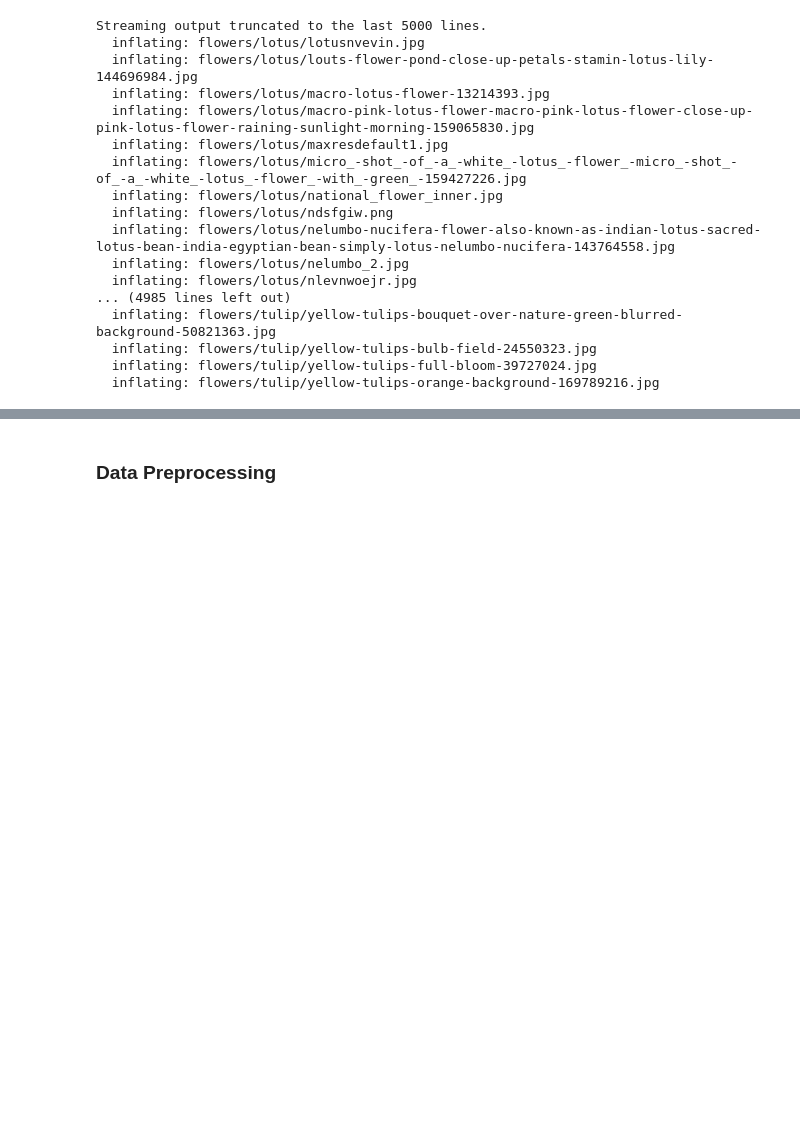
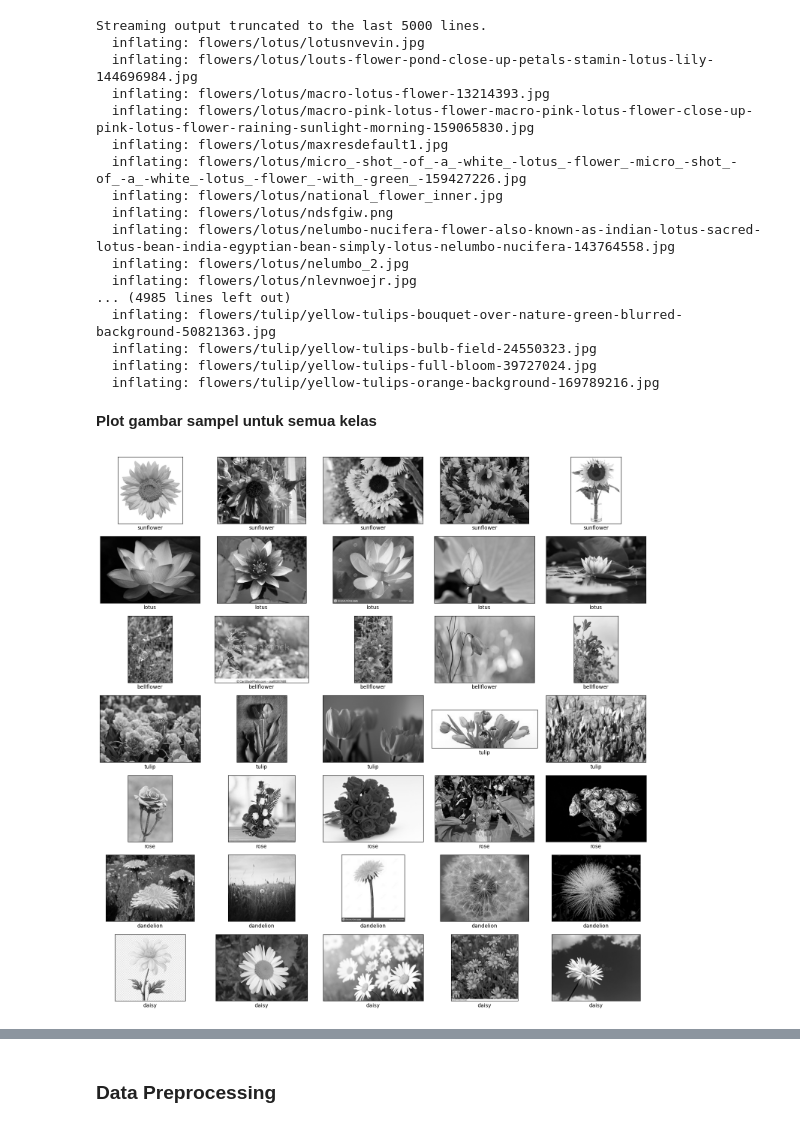
Before and after one commit to Kanaieu/deteksi-7-bunga-cnn, a Jupyter notebook: notebook.ipynb, the cells around one changed output, grey strips where cells are left out. Cells and saved outputs as stored; diff of their text form; code cells hidden in the pictures; blank space fills up the shorter version.

```diff
--- a/notebook.ipynb
+++ b/notebook.ipynb
@@ -100,3 +103,27 @@ Streaming output truncated to the last 5000 lines.
   inflating: flowers/tulip/yellow-tulips-bulb-field-24550323.jpg
   inflating: flowers/tulip/yellow-tulips-full-bloom-39727024.jpg
   inflating: flowers/tulip/yellow-tulips-orange-background-169789216.jpg
+# %% [markdown]
+**Plot gambar sampel untuk semua kelas**
+# %%
+lung_image = {}
+
+path = "flowers/"
+for i in os.listdir(path):
+    lung_image[i] = os.listdir(os.path.join(path, i))
+
+fig, axs = plt.subplots(len(lung_image.keys()), 5, figsize=(15, 15))
+
+for i, class_name in enumerate(os.listdir(path)):
+    images = np.random.choice(lung_image[class_name], 5, replace=False)
+
+    for j, image_name in enumerate(images):
+        img_path = os.path.join(path, class_name, image_name)
+        img = Image.open(img_path).convert("L")  # Konversi menjadi skala keabuan
+        axs[i, j].imshow(img, cmap='gray')
+        axs[i, j].set(xlabel=class_name, xticks=[], yticks=[])
+
+
+fig.tight_layout()
+# %% [output]
+[figure, added]
```
Also changed, not shown: parts of 30 cells of this notebook.
